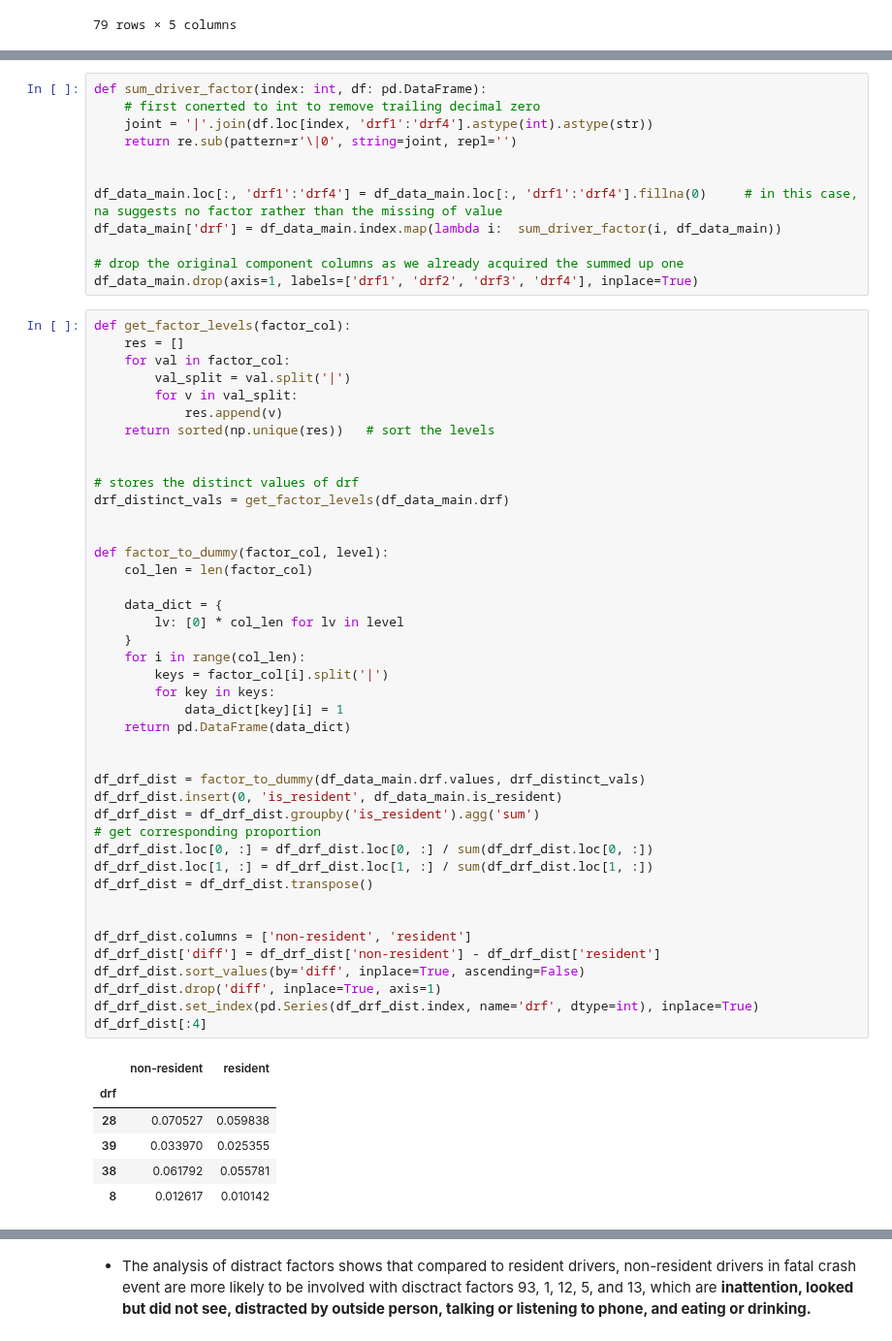
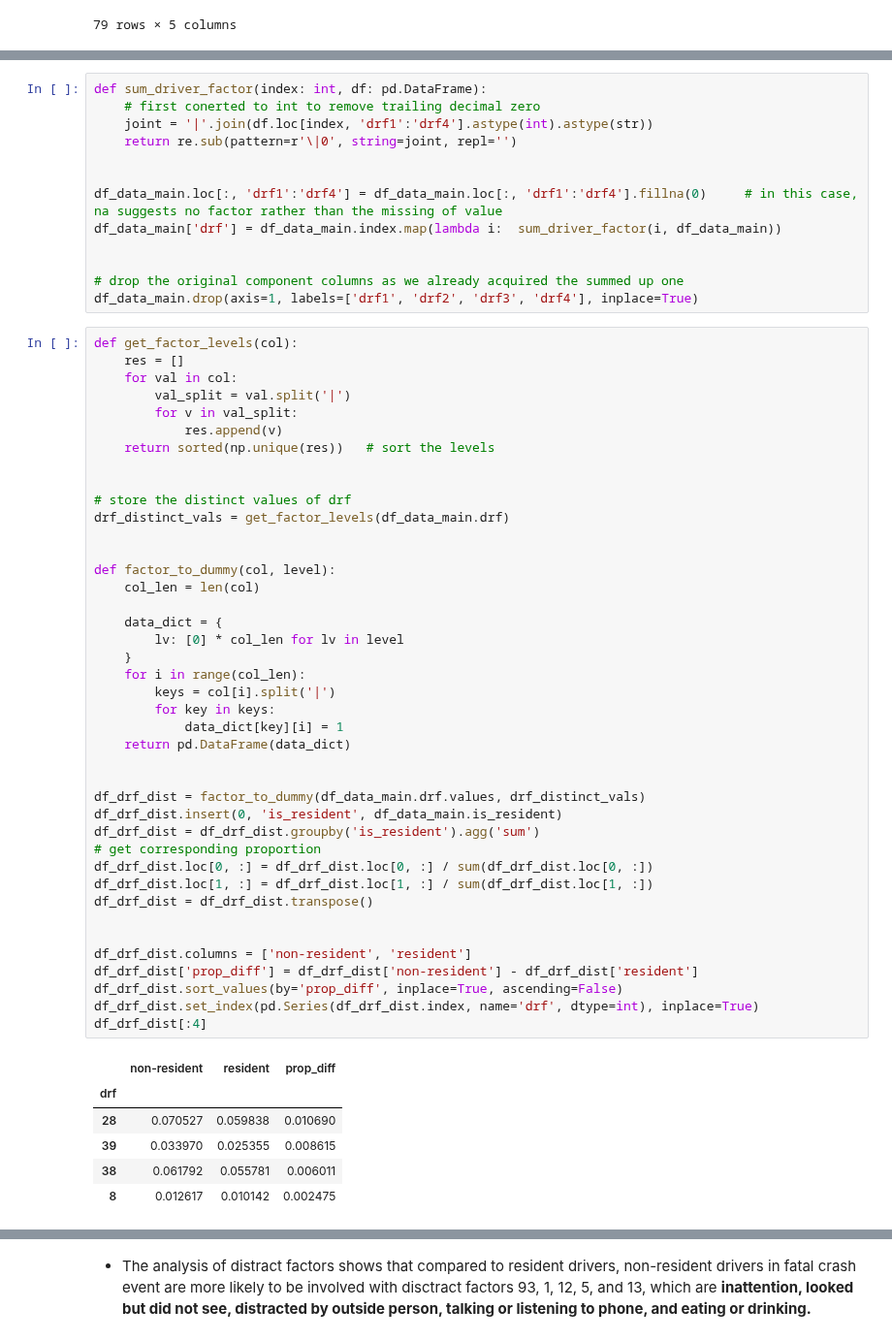
Before and after one commit to Chacoon3/Info-Challenge-2023, a Jupyter notebook: code_py/analysis.ipynb, the cells around one changed output, grey strips where cells are left out. Shown at 97% size. Cells and saved outputs as stored; diff of their text form.

```diff
--- a/code_py/analysis.ipynb
+++ b/code_py/analysis.ipynb
@@ -273,54 +288,54 @@ def sum_driver_factor(index: int, df: pd.DataFrame):
 df_data_main.loc[:, 'drf1':'drf4'] = df_data_main.loc[:, 'drf1':'drf4'].fillna(0)     # in this case, na suggests no factor rather than the missing of value
 df_data_main['drf'] = df_data_main.index.map(lambda i:  sum_driver_factor(i, df_data_main))
 
+
 # drop the original component columns as we already acquired the summed up one
 df_data_main.drop(axis=1, labels=['drf1', 'drf2', 'drf3', 'drf4'], inplace=True)
 # %%
-def get_factor_levels(factor_col):
+def get_factor_levels(col):
     res = []
-    for val in factor_col:
+    for val in col:
         val_split = val.split('|')
         for v in val_split:
             res.append(v)
     return sorted(np.unique(res))   # sort the levels
 
 
-# stores the distinct values of drf
+# store the distinct values of drf
 drf_distinct_vals = get_factor_levels(df_data_main.drf)
 
 
-def factor_to_dummy(factor_col, level):
-    col_len = len(factor_col)
+def factor_to_dummy(col, level):
+    col_len = len(col)
 
     data_dict = {
         lv: [0] * col_len for lv in level
     }
     for i in range(col_len):
-        keys = factor_col[i].split('|')
+        keys = col[i].split('|')
         for key in keys:
             data_dict[key][i] = 1
     return pd.DataFrame(data_dict)
 
 
 df_drf_dist = factor_to_dummy(df_data_main.drf.values, drf_distinct_vals)
 df_drf_dist.insert(0, 'is_resident', df_data_main.is_resident)
 df_drf_dist = df_drf_dist.groupby('is_resident').agg('sum')
 # get corresponding proportion
 df_drf_dist.loc[0, :] = df_drf_dist.loc[0, :] / sum(df_drf_dist.loc[0, :])
 df_drf_dist.loc[1, :] = df_drf_dist.loc[1, :] / sum(df_drf_dist.loc[1, :])
 df_drf_dist = df_drf_dist.transpose()
 
 
 df_drf_dist.columns = ['non-resident', 'resident']
-df_drf_dist['diff'] = df_drf_dist['non-resident'] - df_drf_dist['resident']
-df_drf_dist.sort_values(by='diff', inplace=True, ascending=False)
-df_drf_dist.drop('diff', inplace=True, axis=1)
+df_drf_dist['prop_diff'] = df_drf_dist['non-resident'] - df_drf_dist['resident']
+df_drf_dist.sort_values(by='prop_diff', inplace=True, ascending=False)
 df_drf_dist.set_index(pd.Series(df_drf_dist.index, name='drf', dtype=int), inplace=True)
 df_drf_dist[:4]
 # %% [output]
-|  | non-resident | resident |
-| drf |  |  |
-| 28 | 0.070527 | 0.059838 |
-| 39 | 0.033970 | 0.025355 |
-| 38 | 0.061792 | 0.055781 |
-| 8 | 0.012617 | 0.010142 |
+|  | non-resident | resident | prop_diff |
+| drf |  |  |  |
+| 28 | 0.070527 | 0.059838 | 0.010690 |
+| 39 | 0.033970 | 0.025355 | 0.008615 |
+| 38 | 0.061792 | 0.055781 | 0.006011 |
+| 8 | 0.012617 | 0.010142 | 0.002475 |
```
Also changed, not shown: parts of 29 cells of this notebook, 6 other files.
